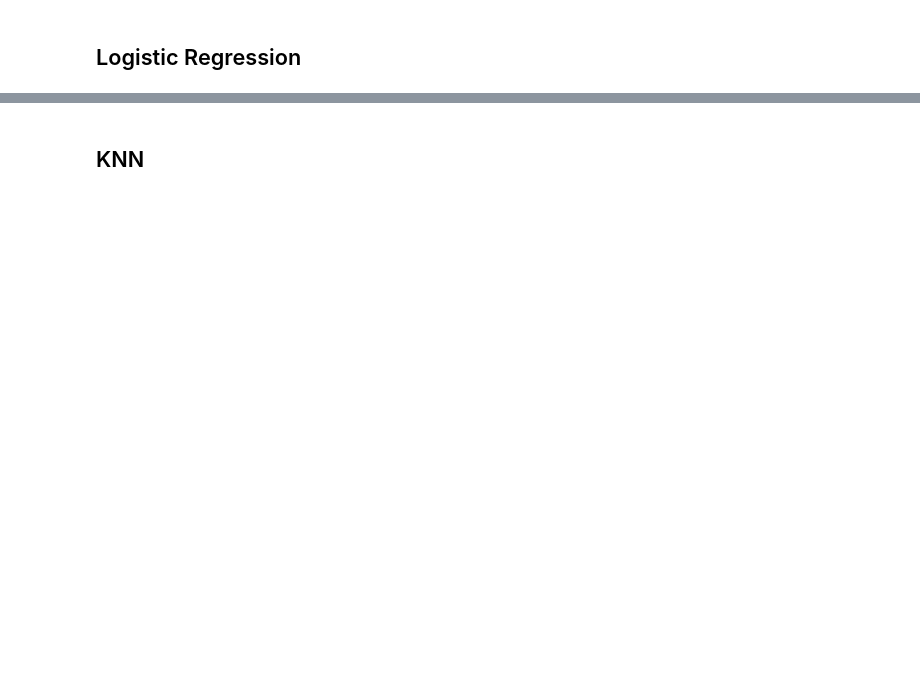
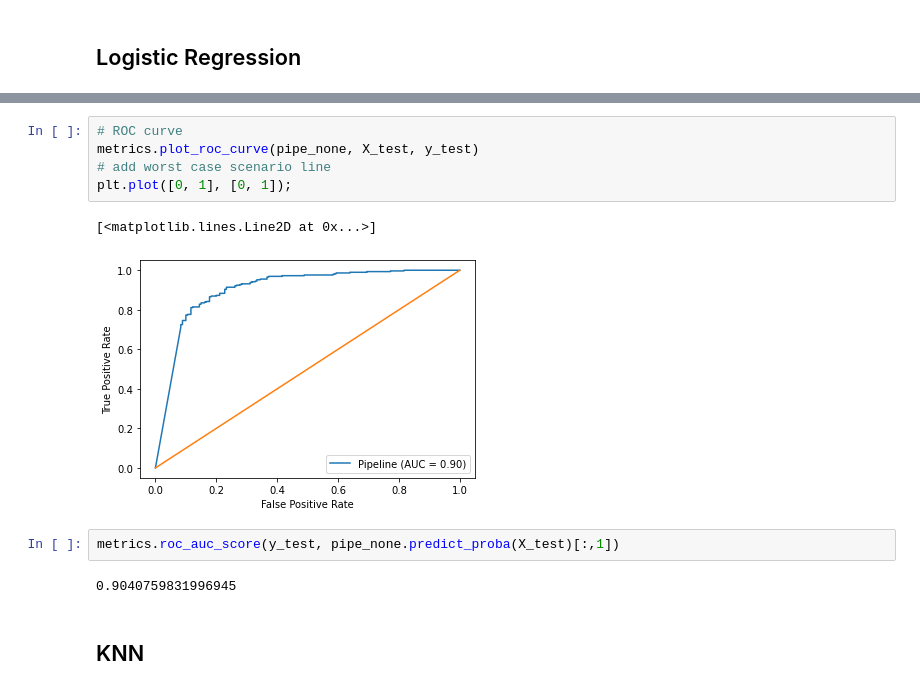
Before and after one commit to danielmberry/fortune-100-company-press-release-language-analysis, a Jupyter notebook: 07-NLP-modeling.ipynb, the cells around one changed output, grey strips where cells are left out. Saved outputs shown, nothing was run; the diff lists cells and outputs as text; blank space fills up the shorter version.

```diff
--- a/07-NLP-modeling.ipynb
+++ b/07-NLP-modeling.ipynb
@@ -172,3 +192,15 @@ Test: 0.8535031847133758
+# %%
+# ROC curve
+metrics.plot_roc_curve(pipe_none, X_test, y_test)
+# add worst case scenario line
+plt.plot([0, 1], [0, 1]);
+# %% [output]
+[<matplotlib.lines.Line2D at 0x...>]
+[figure, added]
+# %%
+metrics.roc_auc_score(y_test, pipe_none.predict_proba(X_test)[:,1])
+# %% [output]
+0.9040759831996945
 # %% [markdown]
 ## KNN
 # %%
```
Also changed, not shown: parts of 22 cells of this notebook.
